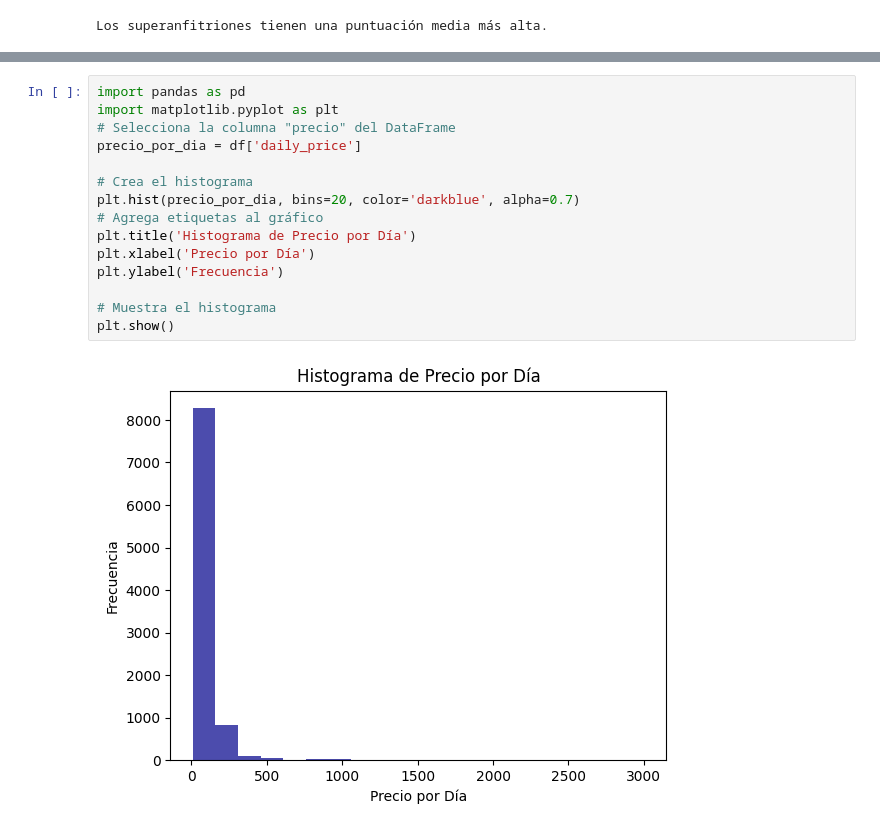
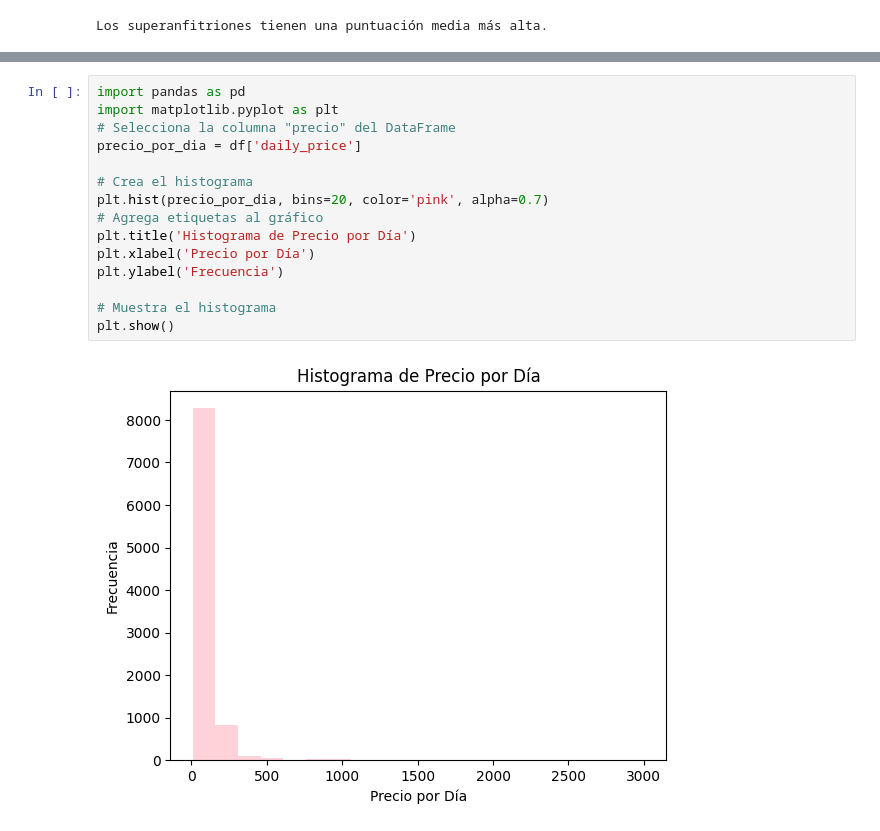
Before and after one commit to rubences/airbnb_milan, a Jupyter notebook: EXAMEN2 (1).ipynb, the cells around one changed output, grey strips where cells are left out. Drawn from its saved outputs; the diff is of its cells as text.

```diff
--- a/EXAMEN2 (1).ipynb
+++ b/EXAMEN2 (1).ipynb
@@ -226,17 +227,17 @@ Name: CATEGORÍA, dtype: int64
 # %%
 import pandas as pd
 import matplotlib.pyplot as plt
 # Selecciona la columna "precio" del DataFrame
 precio_por_dia = df['daily_price']
 
 # Crea el histograma
-plt.hist(precio_por_dia, bins=20, color='darkblue', alpha=0.7)
+plt.hist(precio_por_dia, bins=20, color='pink', alpha=0.7)
 # Agrega etiquetas al gráfico
 plt.title('Histograma de Precio por Día')
 plt.xlabel('Precio por Día')
 plt.ylabel('Frecuencia')
 
 # Muestra el histograma
 plt.show()
 # %% [output]
-[figure, old version]
+[figure, new version]
```
Also changed, not shown: parts of 2 cells of this notebook.
